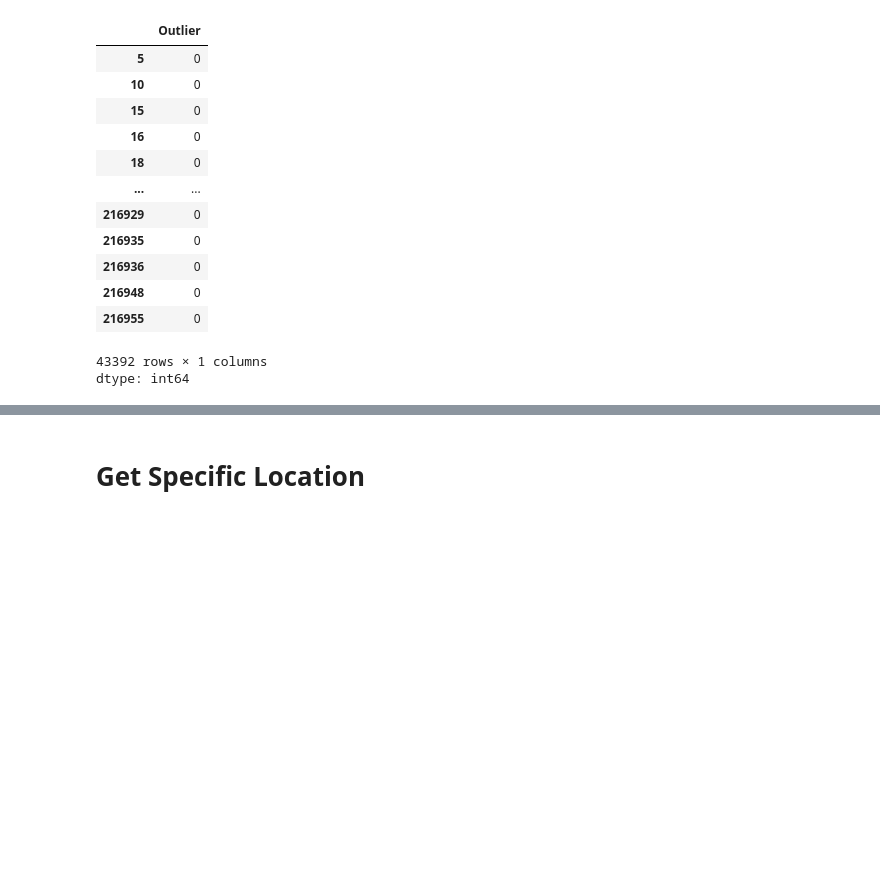
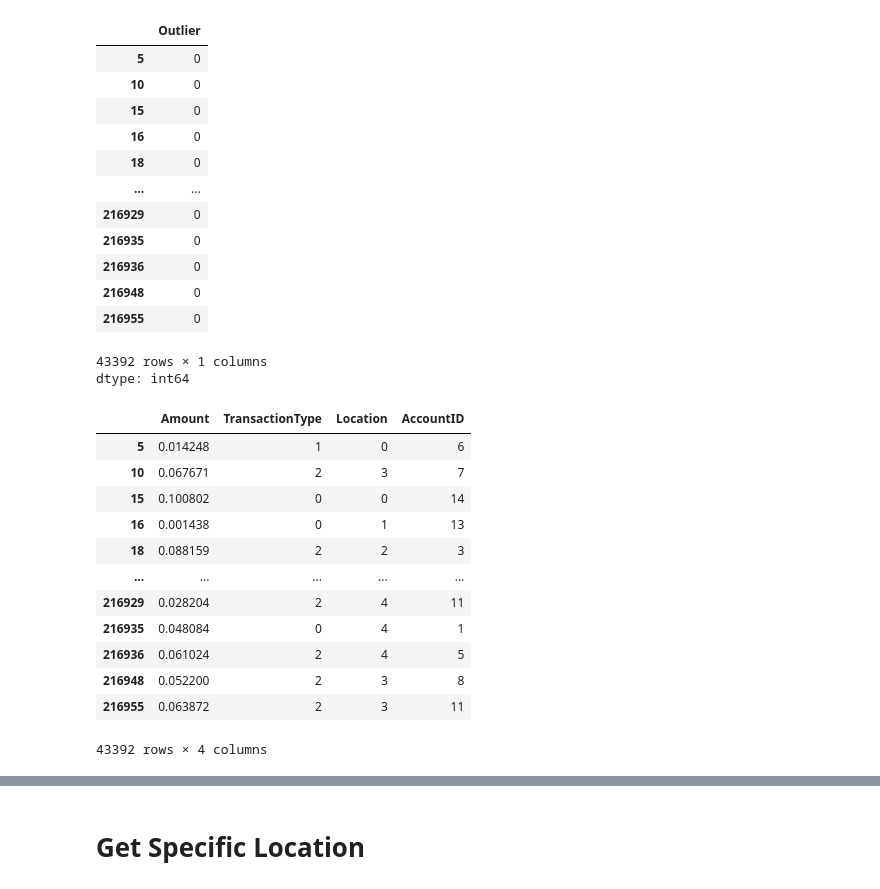
Before and after one commit to naufalkr/XAI-erp-transaction-anomaly, a Jupyter notebook: ERP_Anomaly_Detection.ipynb, the cells around one changed output, grey strips where cells are left out. Cells and saved outputs as stored; diff of their text form; code cells hidden in the pictures; blank space fills up the shorter version.

```diff
--- a/ERP_Anomaly_Detection.ipynb
+++ b/ERP_Anomaly_Detection.ipynb
@@ -904,6 +902,22 @@ y_test
 | 216955 | 0 |
 43392 rows × 1 columns
 dtype: int64
+# %%
+X_test
+# %% [output]
+|  | Amount | TransactionType | Location | AccountID |
+| 5 | 0.014248 | 1 | 0 | 6 |
+| 10 | 0.067671 | 2 | 3 | 7 |
+| 15 | 0.100802 | 0 | 0 | 14 |
+| 16 | 0.001438 | 0 | 1 | 13 |
+| 18 | 0.088159 | 2 | 2 | 3 |
+| ... | ... | ... | ... | ... |
+| 216929 | 0.028204 | 2 | 4 | 11 |
+| 216935 | 0.048084 | 0 | 4 | 1 |
+| 216936 | 0.061024 | 2 | 4 | 5 |
+| 216948 | 0.052200 | 2 | 3 | 8 |
+| 216955 | 0.063872 | 2 | 3 | 11 |
+43392 rows × 4 columns
 # %%
 import shap
 
```
Also changed, not shown: parts of 49 cells of this notebook.
